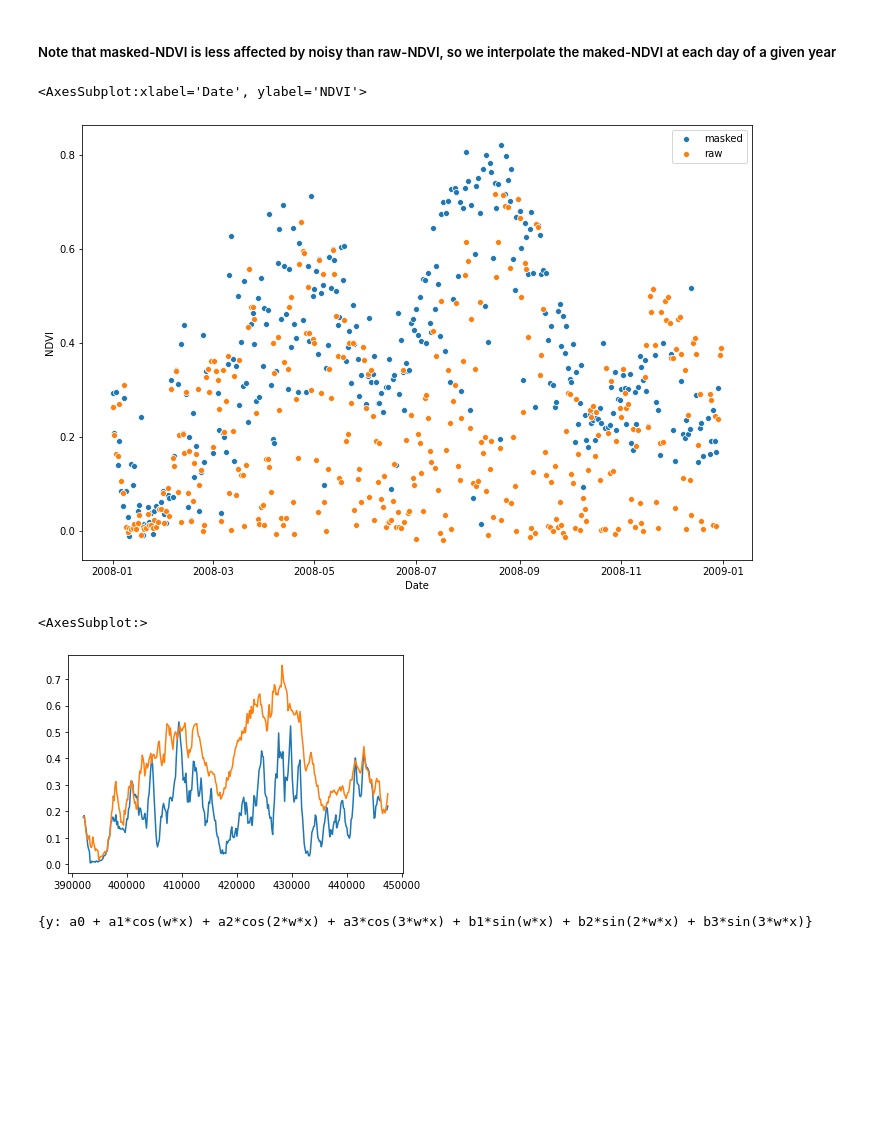
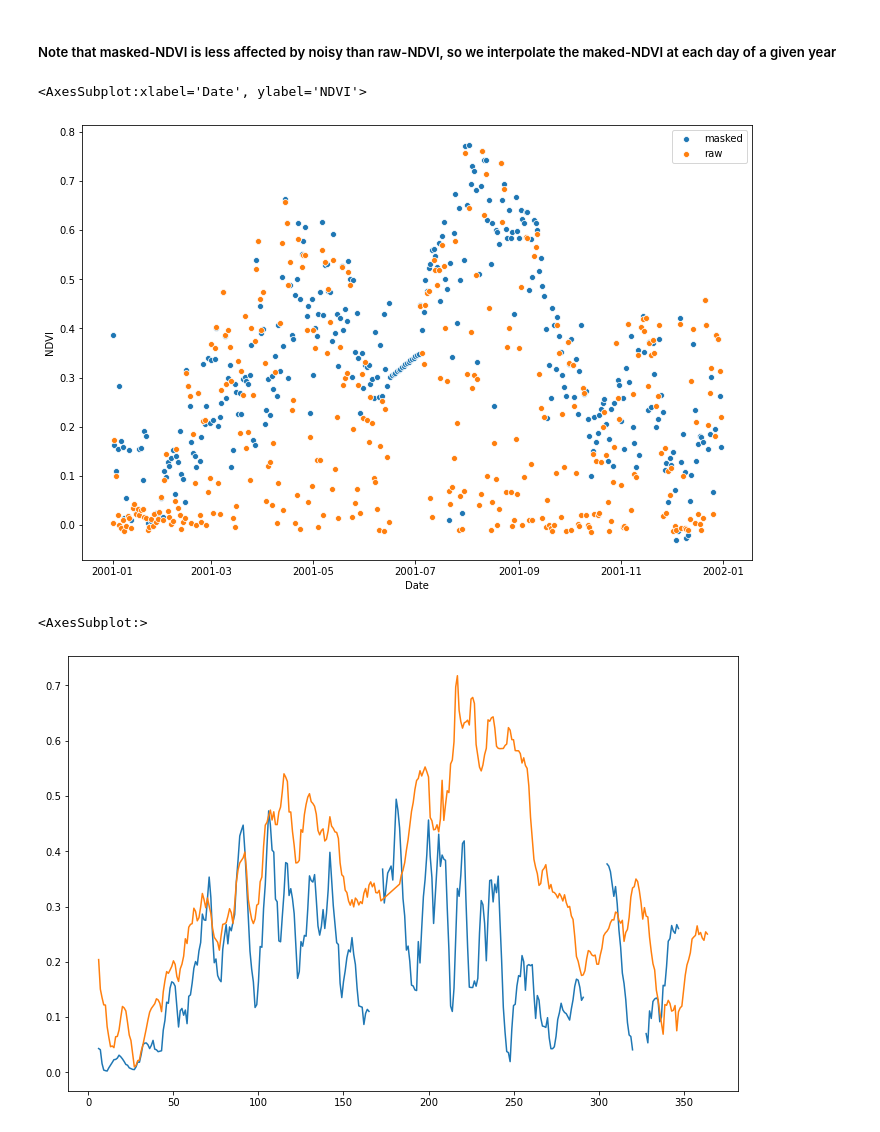
Before and after one commit to wangjinzhulala/Agricultural_production, a Jupyter notebook: Step_2_Calculate_MODIS_with_admin_boundary/02_Arrange_MODIS_and_Climate_data.ipynb, the cells around one changed output. Cells and saved outputs as stored; diff of their text form; code cells hidden in the pictures; blank space fills up the shorter version.

```diff
--- a/Step_2_Calculate_MODIS_with_admin_boundary/02_Arrange_MODIS_and_Climate_data.ipynb
+++ b/Step_2_Calculate_MODIS_with_admin_boundary/02_Arrange_MODIS_and_Climate_data.ipynb
@@ -44,7 +43,6 @@ climate_df = pd.concat(climate_df_list,0)
 climate_df.reset_index(inplace=True,drop=True)
 # %%
 # read NDVI_withou_cloud_mask csv
-
 NDVI_csv = glob.glob('./Data/without_cloud_mask/MODIS_NDVI_*')
 NDVI_df_list = []
 
@@ -62,6 +60,9 @@ for f in NDVI_csv:
 # concat all climate_df into one df
 NDVI_df = pd.concat(NDVI_df_list,0)
 NDVI_df.reset_index(inplace=True,drop=True)
+
+# filter the data in target years
+NDVI_df = NDVI_df[NDVI_df['Date'].dt.year.isin(Year)]
 # %%
 # read NDVI_cloud_masked csv
 
@@ -76,11 +77,13 @@ for f in NDVI_masked_csv:
     df['Date'] = df['YMD']
     df = df.drop('YMD',1)
     df = df[['Date','NAME', 'NDVI' ]]
-    df = df.interpolate(method='linear', limit_direction='both', axis=0)
 
-
+    # concat all df to one
     NDVI_masked_df_list.append(df)
 
 # concat all climate_df into one df
 NDVI_masked_df = pd.concat(NDVI_masked_df_list,0)
 NDVI_masked_df.reset_index(inplace=True,drop=True)
+
+# filter the data in target years
+NDVI_masked_df = NDVI_masked_df[NDVI_masked_df['Date'].dt.year.isin(Year)]
@@ -86,0 +92,8 @@ NDVI_masked_df.reset_index(inplace=True,drop=True)
+# %%
+# merge Climate_df with NDVI_mask_df, useing climate as main key because it has all recoreds for each day in the target years
+data = pd.merge(climate_df,NDVI_masked_df,left_on=['Date','NAME'],right_on=['Date','NAME'],how = 'left')
+
+# intopolate the null value of NDVI,
+data = data.sort_values(['Date','NAME'])
+data = data.interpolate(limit_direction='both')
+data = data.sort_values(['NAME','Date'])
@@ -88,46 +117,22 @@ NDVI_masked_df.reset_index(inplace=True,drop=True)
 ##### Note that masked-NDVI is less affected by noisy than raw-NDVI, so we interpolate the maked-NDVI at each day of a given year
 # %%
 # get one county and plot the ndvi
-df_one_masked_ndvi = NDVI_masked_df[(NDVI_masked_df['NAME'] == '博爱县')&(NDVI_masked_df['Date'].dt.year == 2008)]
-df_one_raw_ndvi   = NDVI_df[(NDVI_masked_df['NAME'] == '博爱县')&(NDVI_masked_df['Date'].dt.year == 2008)]
+df_one_masked_ndvi = data[(data['NAME'] == '博爱县')&(data['Date'].dt.year == 2001)].reset_index()
+df_one_raw_ndvi   = NDVI_df[(NDVI_masked_df['NAME'] == '博爱县')&(NDVI_masked_df['Date'].dt.year == 2001)].reset_index()
 # %%
 plt.figure(figsize=(12,8))
 sns.scatterplot(data=df_one_masked_ndvi,x='Date',y='NDVI',label='masked')
 sns.scatterplot(data=df_one_raw_ndvi,  x='Date',y='NDVI',label='raw')
 # %% [output]
 <AxesSubplot:xlabel='Date', ylabel='NDVI'>
-[figure, old version]
+[figure, new version]
 # %%
-df_msk = (df_one_masked_ndvi['NDVI'].rolling(7).sum()/7)
-df_raw = (df_one_raw_ndvi['NDVI'].rolling(7).sum()/7)
+plt.figure(figsize=(12,8))
+df_msk = df_one_masked_ndvi['NDVI'].rolling(7).sum()/7
+df_raw = df_one_raw_ndvi['NDVI'].rolling(7).sum()/7
 
 df_raw.plot()
 df_msk.plot()
 # %% [output]
 <AxesSubplot:>
-[figure, old version]
+[figure, new version]
-# %%
-from symfit import parameters, variables, sin, cos, Fit
-
-def fourier_series(x, f, n=0):
-    """
-    Returns a symbolic fourier series of order `n`.
-
-    :param n: Order of the fourier series.
-    :param x: Independent variable
-    :param f: Frequency of the fourier series
-    """
-    # Make the parameter objects for all the terms
-    a0, *cos_a = parameters(','.join(['a{}'.format(i) for i in range(0, n + 1)]))
-    sin_b = parameters(','.join(['b{}'.format(i) for i in range(1, n + 1)]))
-    # Construct the series
-    series = a0 + sum(ai * cos(i * f * x) + bi * sin(i * f * x)
-                     for i, (ai, bi) in enumerate(zip(cos_a, sin_b), start=1))
-    return series
-
-x, y = variables('x, y')
-w, = parameters('w')
-model_dict = {y: fourier_series(x, f=w, n=3)}
-print(model_dict)
-# %% [output]
-{y: a0 + a1*cos(w*x) + a2*cos(2*w*x) + a3*cos(3*w*x) + b1*sin(w*x) + b2*sin(2*w*x) + b3*sin(3*w*x)}
```
Also changed, not shown: parts of 10 cells of this notebook, 3 other files.
